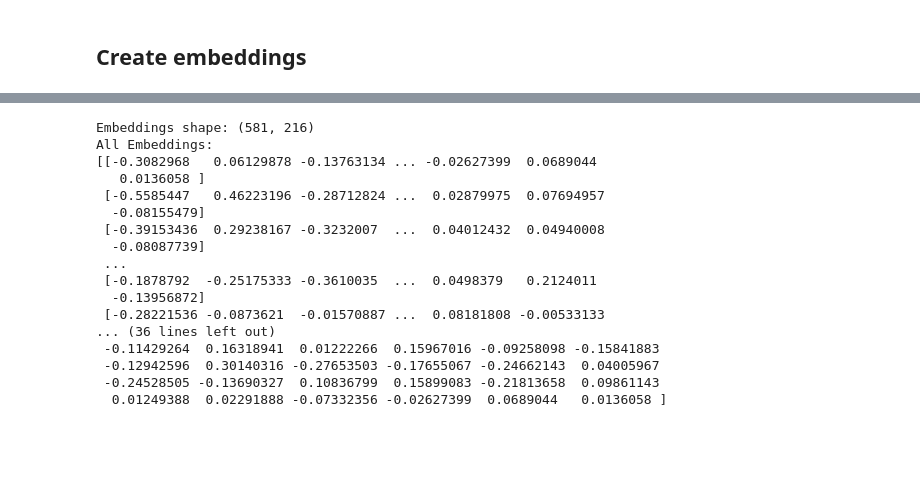
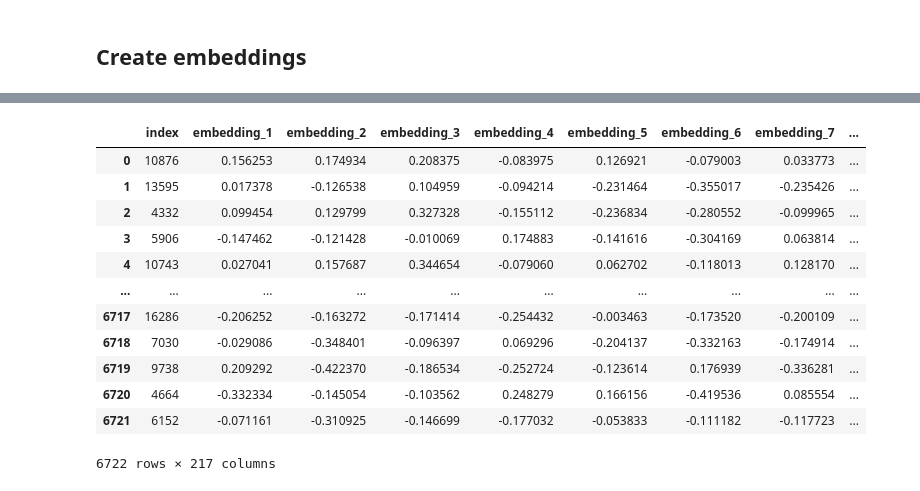
Before and after one commit to FrancescoZanella/SML_thesis_line_follower_robot, a Jupyter notebook: src/src/create-embeddings.ipynb, the cells around one changed output, grey strips where cells are left out. Drawn from its saved outputs; the diff is of its cells as text; code cells hidden in the pictures; blank space fills up the shorter version.

```diff
--- a/src/src/create-embeddings.ipynb
+++ b/src/src/create-embeddings.ipynb
@@ -12,10 +10,8 @@ import numpy as np
 # %% [markdown]
 ## Load model
 # %%
-model = tfk.models.load_model('/kaggle/input/my_net/keras/default/1/my_net.keras')
+model = tfk.models.load_model('/kaggle/input/modello/my_net.keras')
 # %% [markdown]
 ## Create embeddings
 # %%
-image_folder = '/kaggle/input/images/images'
-embeddings = []
-image_paths = []
+image_folder = '/kaggle/input/immagini/images'
@@ -45,26 +91,19 @@ embeddings = np.load('image_embeddings.npy')
-# %%
-print("Embeddings shape:", embeddings.shape)
-
-print("All Embeddings:")
-print(embeddings)
-
-print("Embedding for the first image:")
-print(embeddings[0])
-# %% [output]
-Embeddings shape: (581, 216)
-All Embeddings:
-[[-0.3082968   0.06129878 -0.13763134 ... -0.02627399  0.0689044
-   0.0136058 ]
- [-0.5585447   0.46223196 -0.28712824 ...  0.02879975  0.07694957
-  -0.08155479]
- [-0.39153436  0.29238167 -0.3232007  ...  0.04012432  0.04940008
-  -0.08087739]
- ...
- [-0.1878792  -0.25175333 -0.3610035  ...  0.0498379   0.2124011
-  -0.13956872]
- [-0.28221536 -0.0873621  -0.01570887 ...  0.08181808 -0.00533133
-... (36 lines left out)
- -0.11429264  0.16318941  0.01222266  0.15967016 -0.09258098 -0.15841883
- -0.12942596  0.30140316 -0.27653503 -0.17655067 -0.24662143  0.04005967
- -0.24528505 -0.13690327  0.10836799  0.15899083 -0.21813658  0.09861143
-  0.01249388  0.02291888 -0.07332356 -0.02627399  0.0689044   0.0136058 ]
+# %%
+df_emb = pd.DataFrame(embeddings_list, columns=[f'embedding_{i+1}' for i in range(216)])
+df_emb.insert(0, 'index', indices)
+df_emb = df_emb.sort_values(by='index')
+df_emb
+# %% [output]
+|  | index | embedding_1 | embedding_2 | embedding_3 | embedding_4 | embedding_5 | embedding_6 | embedding_7 | ... |
+| 0 | 10876 | 0.156253 | 0.174934 | 0.208375 | -0.083975 | 0.126921 | -0.079003 | 0.033773 | ... |
+| 1 | 13595 | 0.017378 | -0.126538 | 0.104959 | -0.094214 | -0.231464 | -0.355017 | -0.235426 | ... |
+| 2 | 4332 | 0.099454 | 0.129799 | 0.327328 | -0.155112 | -0.236834 | -0.280552 | -0.099965 | ... |
+| 3 | 5906 | -0.147462 | -0.121428 | -0.010069 | 0.174883 | -0.141616 | -0.304169 | 0.063814 | ... |
+| 4 | 10743 | 0.027041 | 0.157687 | 0.344654 | -0.079060 | 0.062702 | -0.118013 | 0.128170 | ... |
+| ... | ... | ... | ... | ... | ... | ... | ... | ... | ... |
+| 6717 | 16286 | -0.206252 | -0.163272 | -0.171414 | -0.254432 | -0.003463 | -0.173520 | -0.200109 | ... |
+| 6718 | 7030 | -0.029086 | -0.348401 | -0.096397 | 0.069296 | -0.204137 | -0.332163 | -0.174914 | ... |
+| 6719 | 9738 | 0.209292 | -0.422370 | -0.186534 | -0.252724 | -0.123614 | 0.176939 | -0.336281 | ... |
+| 6720 | 4664 | -0.332334 | -0.145054 | -0.103562 | 0.248279 | 0.166156 | -0.419536 | 0.085554 | ... |
+| 6721 | 6152 | -0.071161 | -0.310925 | -0.146699 | -0.177032 | -0.053833 | -0.111182 | -0.117723 | ... |
+6722 rows × 217 columns
```
Also changed, not shown: parts of 10 cells of this notebook, 6 other files.
